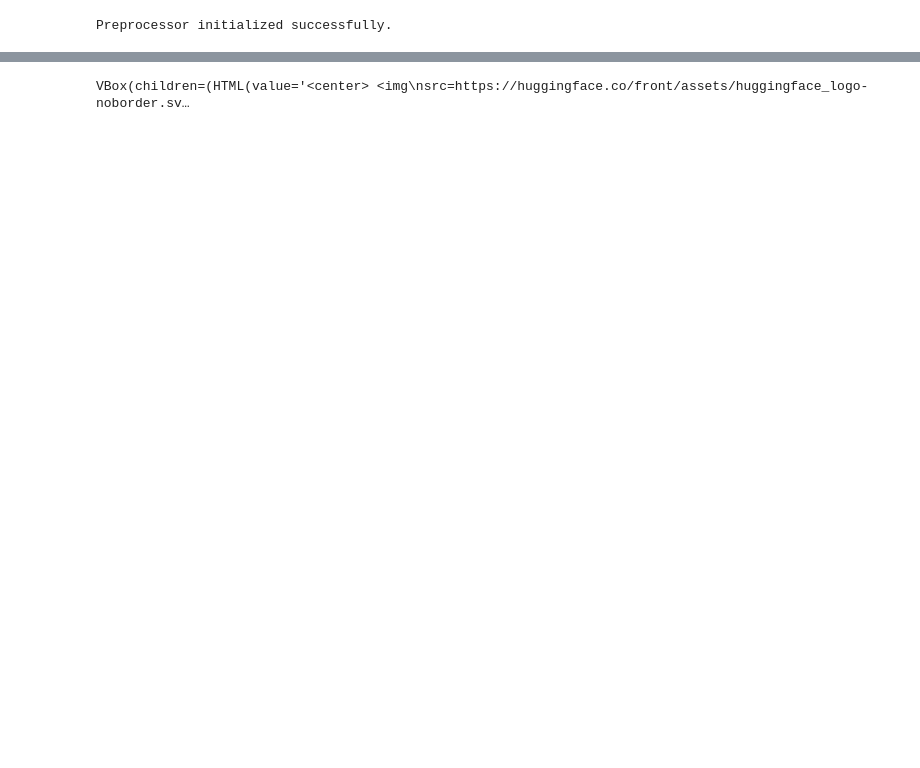
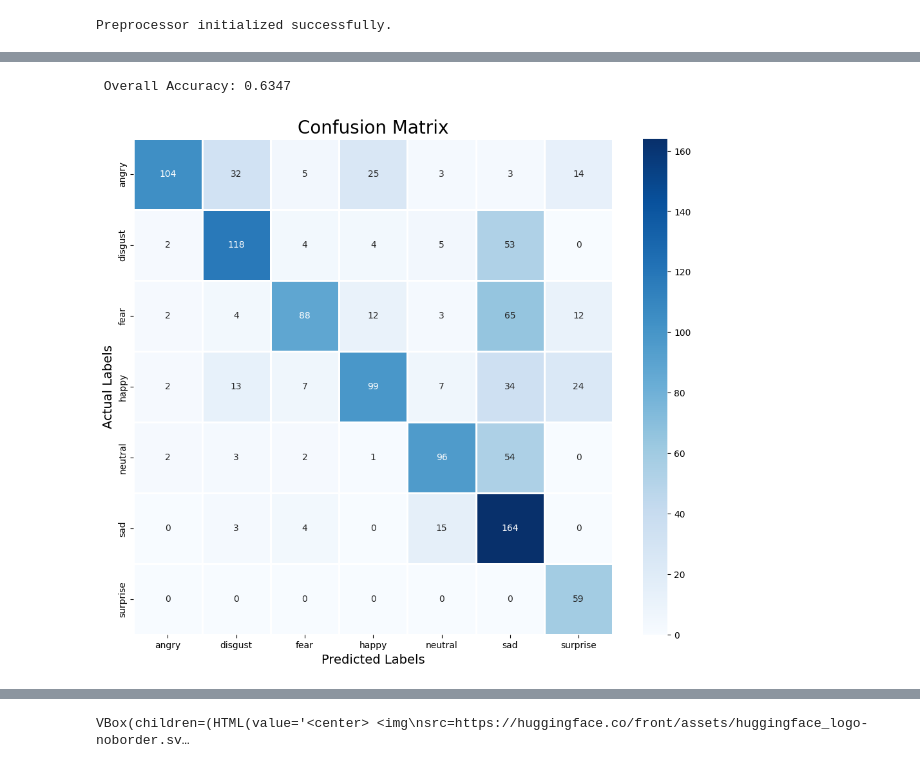
Before and after one commit to K-Winkles/Wav2Vec2ForSpeechClassification, a Jupyter notebook: main.ipynb, the cells around one changed output, grey strips where cells are left out. Saved outputs shown, nothing was run; the diff lists cells and outputs as text; code cells hidden in the pictures; blank space fills up the shorter version.

```diff
--- a/main.ipynb
+++ b/main.ipynb
@@ -677,0 +642,5 @@ torch.cuda.empty_cache()
+# %%
+eval_and_conf_matrix(model, feature_extractor, padded_audio_array_test_set_3, max_length_test_set_3, id2label, raw_test_set_3)
+# %% [output]
+ Overall Accuracy: 0.6347
+[figure, added]
```
Also changed, not shown: parts of 48 cells of this notebook.
